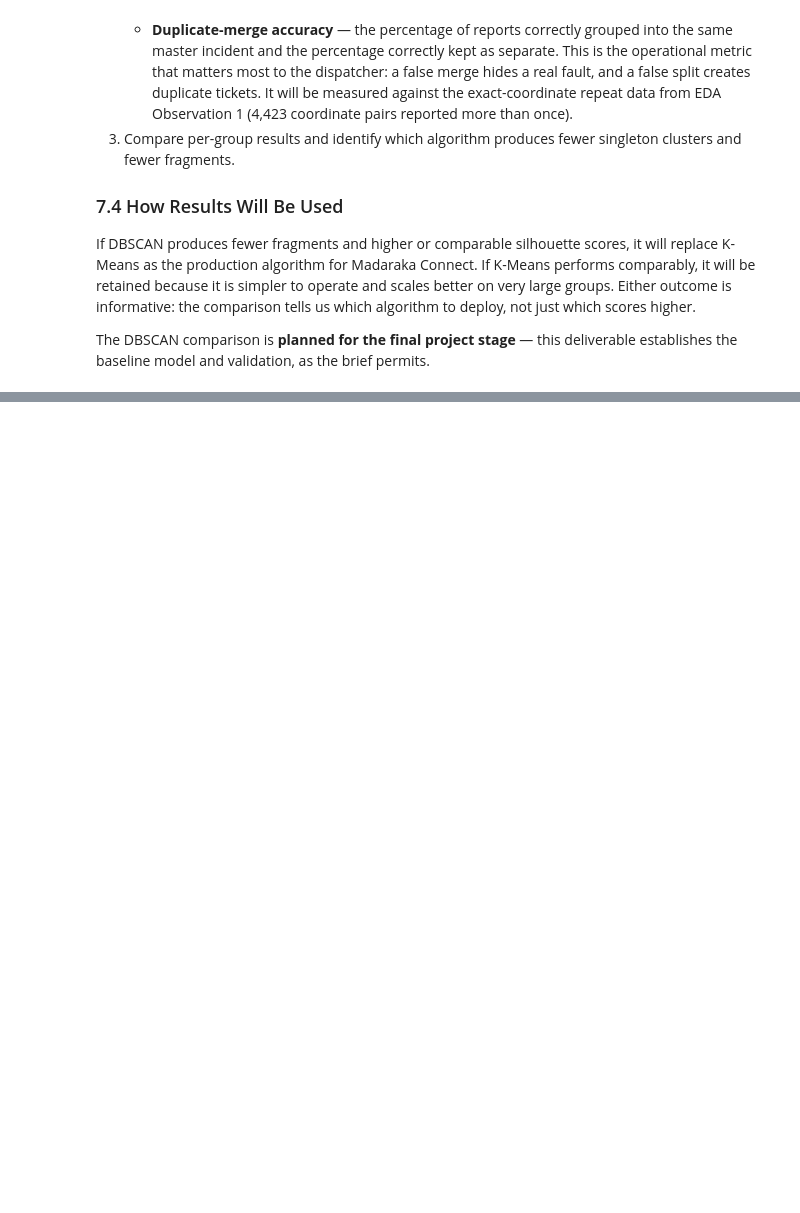
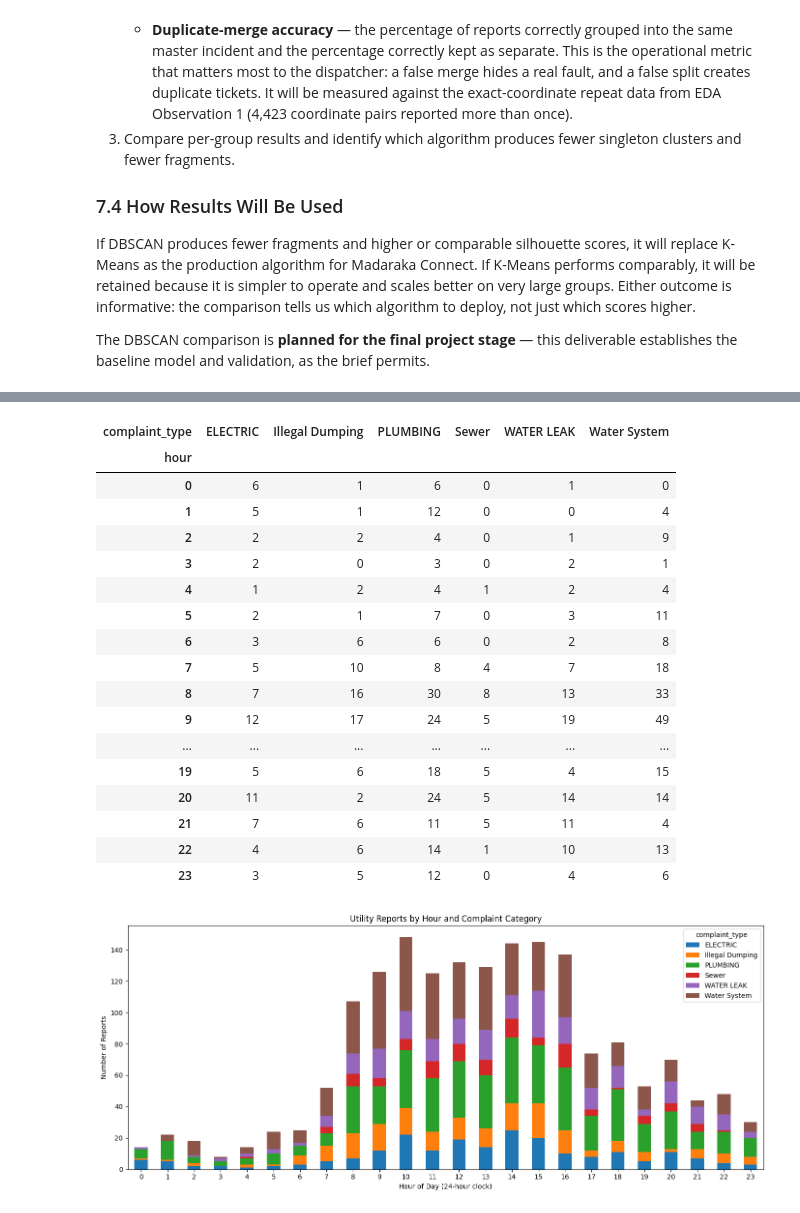
Before and after one commit to Emzogwayo/SemProject_MLEngine, a Jupyter notebook: K-Means_Base.ipynb, the cells around one changed output, grey strips where cells are left out. Saved outputs shown, nothing was run; the diff lists cells and outputs as text; code cells hidden in the pictures; blank space fills up the shorter version.

```diff
--- a/K-Means_Base.ipynb
+++ b/K-Means_Base.ipynb
@@ -1177,0 +1273,47 @@ The DBSCAN comparison is **planned for the final project stage** — this delive
+# %%
+import matplotlib.pyplot as plt
+
+df_clean = df_two_days.copy()
+
+df_clean["hour"] = df_clean["created_date"].dt.hour
+
+# Reports by hour and complaint category
+hourly_category = pd.crosstab(
+    df_clean["hour"],
+    df_clean["complaint_type"]
+).reindex(range(24), fill_value=0)
+
+display(hourly_category)
+
+hourly_category.plot(
+    kind="bar",
+    stacked=True,
+    figsize=(14, 6)
+)
+
+plt.title("Utility Reports by Hour and Complaint Category")
+plt.xlabel("Hour of Day (24-hour clock)")
+plt.ylabel("Number of Reports")
+plt.xticks(rotation=0)
+plt.tight_layout()
+plt.show()
+# %% [output]
+| complaint_type | ELECTRIC | Illegal Dumping | PLUMBING | Sewer | WATER LEAK | Water System |
+| hour |  |  |  |  |  |  |
+| 0 | 6 | 1 | 6 | 0 | 1 | 0 |
+| 1 | 5 | 1 | 12 | 0 | 0 | 4 |
+| 2 | 2 | 2 | 4 | 0 | 1 | 9 |
+| 3 | 2 | 0 | 3 | 0 | 2 | 1 |
+| 4 | 1 | 2 | 4 | 1 | 2 | 4 |
+| 5 | 2 | 1 | 7 | 0 | 3 | 11 |
+| 6 | 3 | 6 | 6 | 0 | 2 | 8 |
+| 7 | 5 | 10 | 8 | 4 | 7 | 18 |
+| 8 | 7 | 16 | 30 | 8 | 13 | 33 |
+| 9 | 12 | 17 | 24 | 5 | 19 | 49 |
+| ... | ... | ... | ... | ... | ... | ... |
+| 19 | 5 | 6 | 18 | 5 | 4 | 15 |
+| 20 | 11 | 2 | 24 | 5 | 14 | 14 |
+| 21 | 7 | 6 | 11 | 5 | 11 | 4 |
+| 22 | 4 | 6 | 14 | 1 | 10 | 13 |
+| 23 | 3 | 5 | 12 | 0 | 4 | 6 |
+[figure, added]
```
Also changed, not shown: parts of 6 cells of this notebook.
